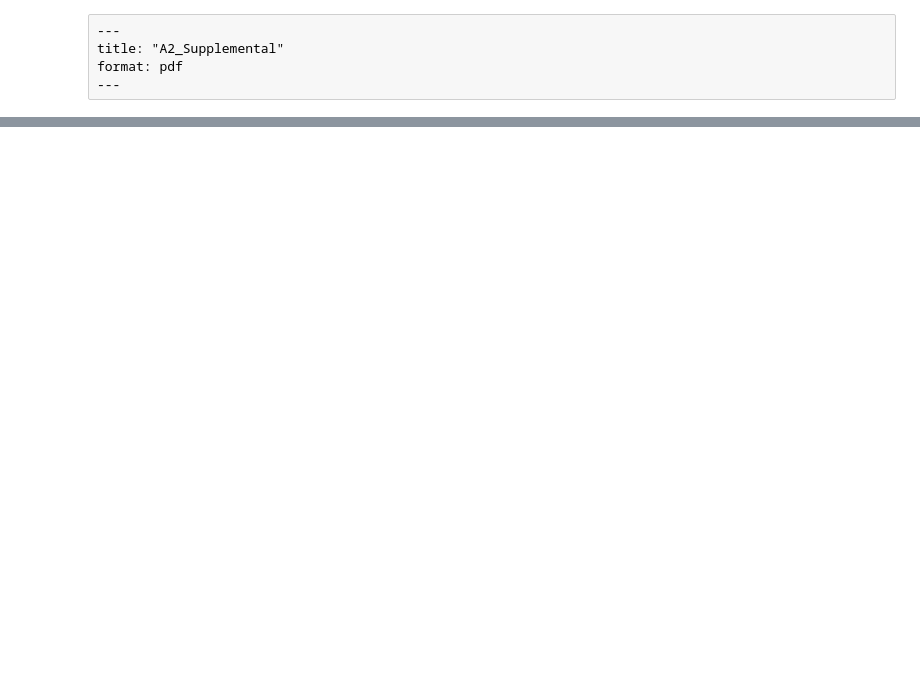
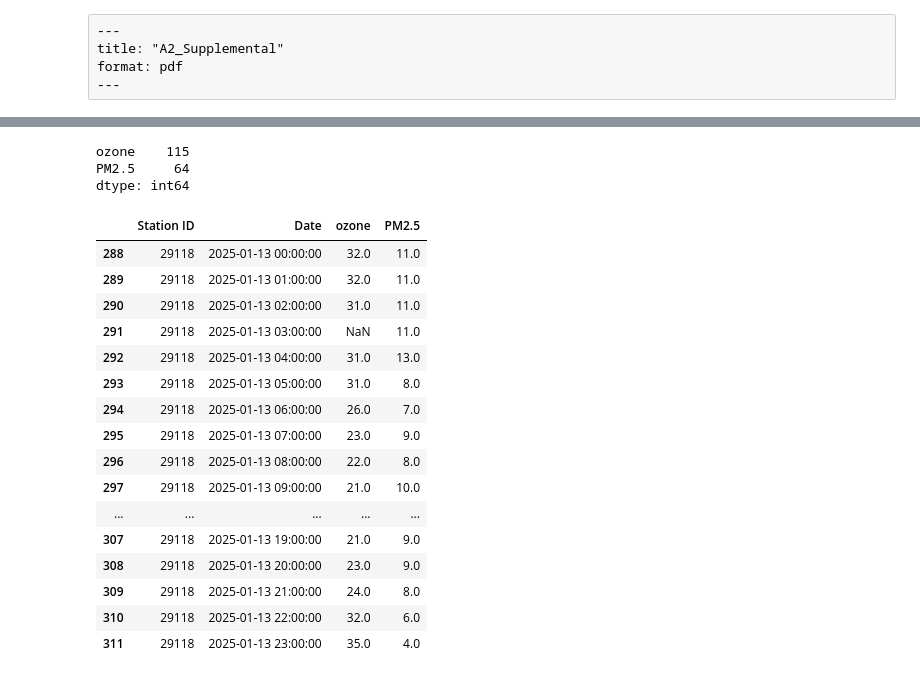
Before and after one commit to Durian20/CSE-780-Assignment-2, a Jupyter notebook: assign2.ipynb, the cells around one changed output, grey strips where cells are left out. Drawn from its saved outputs; the diff is of its cells as text; code cells hidden in the pictures; blank space fills up the shorter version.

```diff
--- a/assign2.ipynb
+++ b/assign2.ipynb
@@ -33,0 +222,29 @@ particulate
+# %%
+# the number of NaN's matches the number of invalid numbers
+
+print(merge[["ozone", "PM2.5"]].isna().sum())
+# %% [output]
+ozone    115
+PM2.5     64
+dtype: int64
+# %%
+merge.loc[
+    merge["Date"].dt.date == pd.Timestamp("2025-01-13").date()]
+# %% [output]
+|  | Station ID | Date | ozone | PM2.5 |
+| 288 | 29118 | 2025-01-13 00:00:00 | 32.0 | 11.0 |
+| 289 | 29118 | 2025-01-13 01:00:00 | 32.0 | 11.0 |
+| 290 | 29118 | 2025-01-13 02:00:00 | 31.0 | 11.0 |
+| 291 | 29118 | 2025-01-13 03:00:00 | NaN | 11.0 |
+| 292 | 29118 | 2025-01-13 04:00:00 | 31.0 | 13.0 |
+| 293 | 29118 | 2025-01-13 05:00:00 | 31.0 | 8.0 |
+| 294 | 29118 | 2025-01-13 06:00:00 | 26.0 | 7.0 |
+| 295 | 29118 | 2025-01-13 07:00:00 | 23.0 | 9.0 |
+| 296 | 29118 | 2025-01-13 08:00:00 | 22.0 | 8.0 |
+| 297 | 29118 | 2025-01-13 09:00:00 | 21.0 | 10.0 |
+| ... | ... | ... | ... | ... |
+| 307 | 29118 | 2025-01-13 19:00:00 | 21.0 | 9.0 |
+| 308 | 29118 | 2025-01-13 20:00:00 | 23.0 | 9.0 |
+| 309 | 29118 | 2025-01-13 21:00:00 | 24.0 | 8.0 |
+| 310 | 29118 | 2025-01-13 22:00:00 | 32.0 | 6.0 |
+| 311 | 29118 | 2025-01-13 23:00:00 | 35.0 | 4.0 |
```
Also changed, not shown: parts of 21 cells of this notebook.
